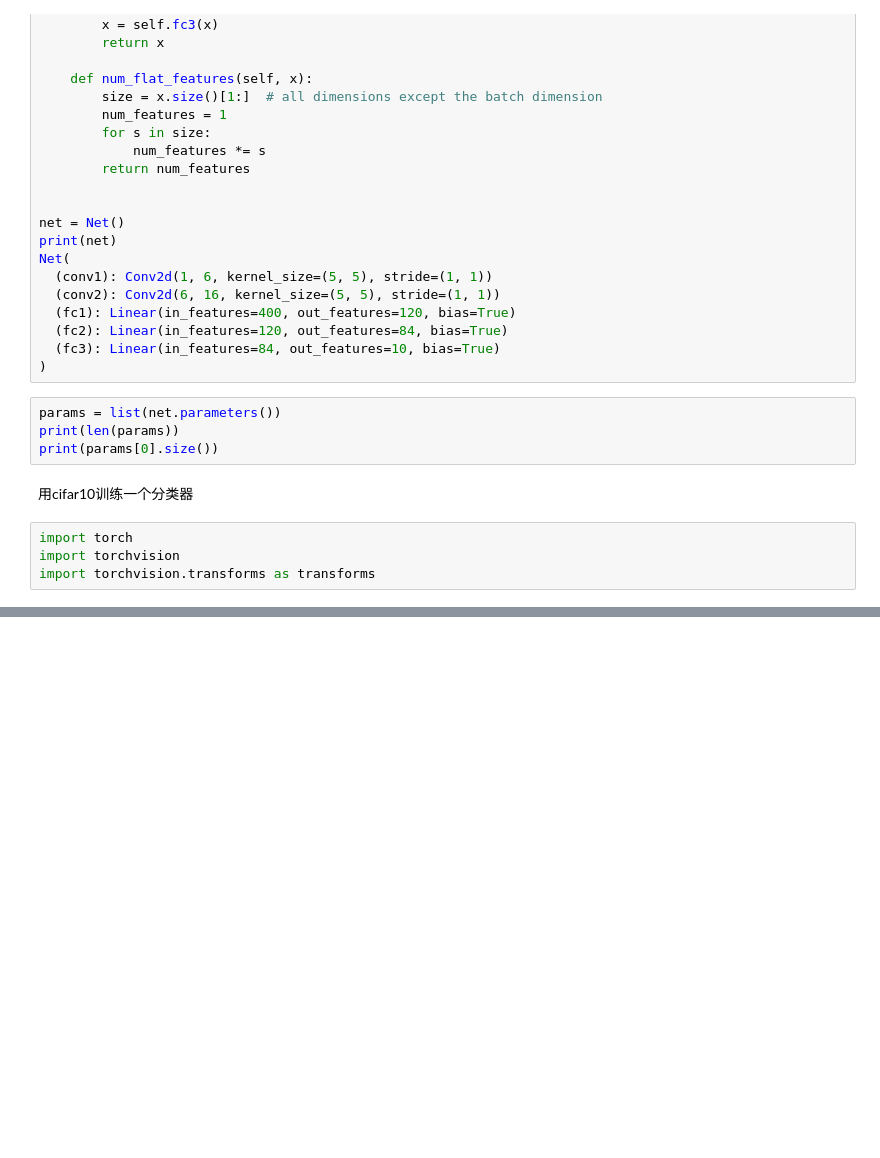
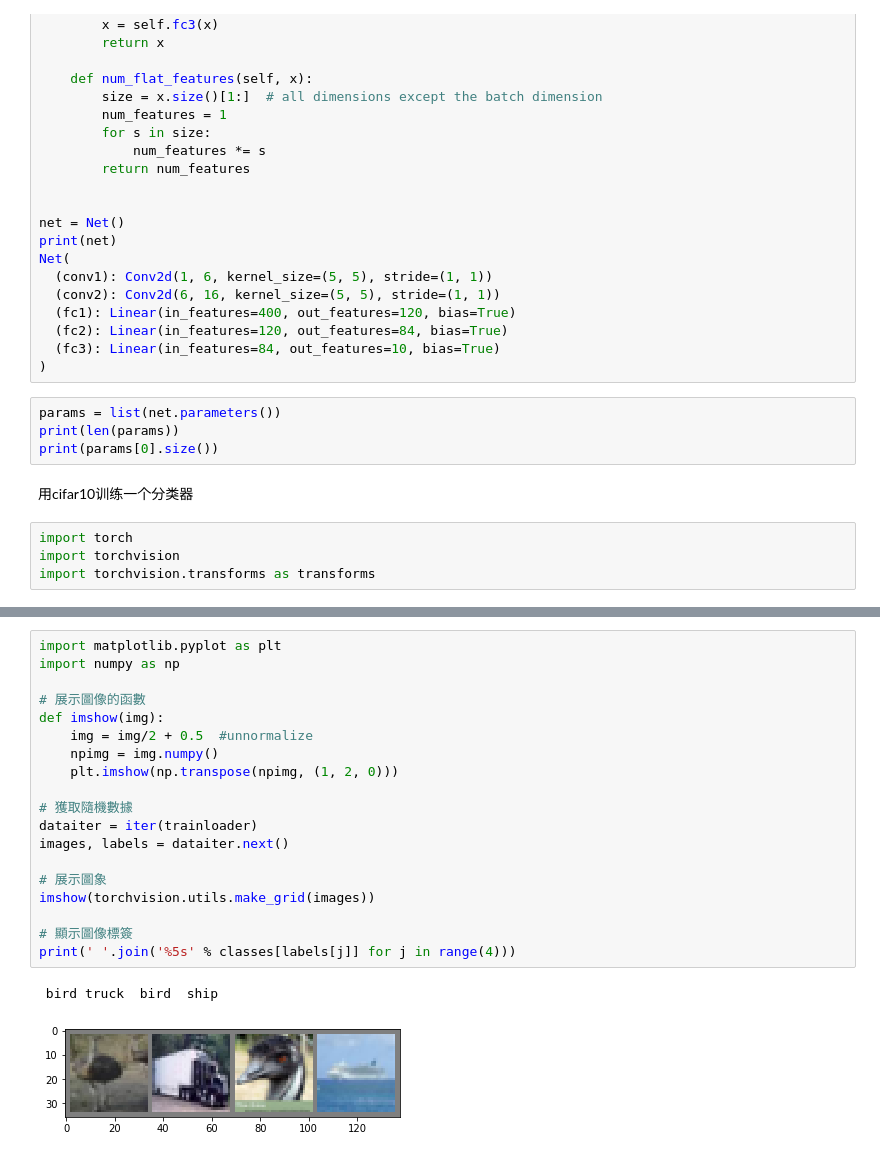
Before and after one commit to nortonlyr/MachineLearningExercises, a Jupyter notebook: MachineLearning_pytorch/MachineLearning_pytorch.ipynb, the cells around one changed output, grey strips where cells are left out. Drawn from its saved outputs; the diff is of its cells as text; blank space fills up the shorter version.

```diff
--- a/MachineLearning_pytorch/MachineLearning_pytorch.ipynb
+++ b/MachineLearning_pytorch/MachineLearning_pytorch.ipynb
@@ -336,0 +338,22 @@ Files already downloaded and verified
+# %%
+import matplotlib.pyplot as plt
+import numpy as np
+
+# 展示圖像的函數
+def imshow(img):
+    img = img/2 + 0.5  #unnormalize
+    npimg = img.numpy()
+    plt.imshow(np.transpose(npimg, (1, 2, 0)))
+
+# 獲取隨機數據
+dataiter = iter(trainloader)
+images, labels = dataiter.next()
+
+# 展示圖象
+imshow(torchvision.utils.make_grid(images))
+
+# 顯示圖像標簽
+print(' '.join('%5s' % classes[labels[j]] for j in range(4)))
+# %% [output]
+ bird truck  bird  ship
+[figure, added]
```
Also changed, not shown: parts of 1 cell of this notebook.
